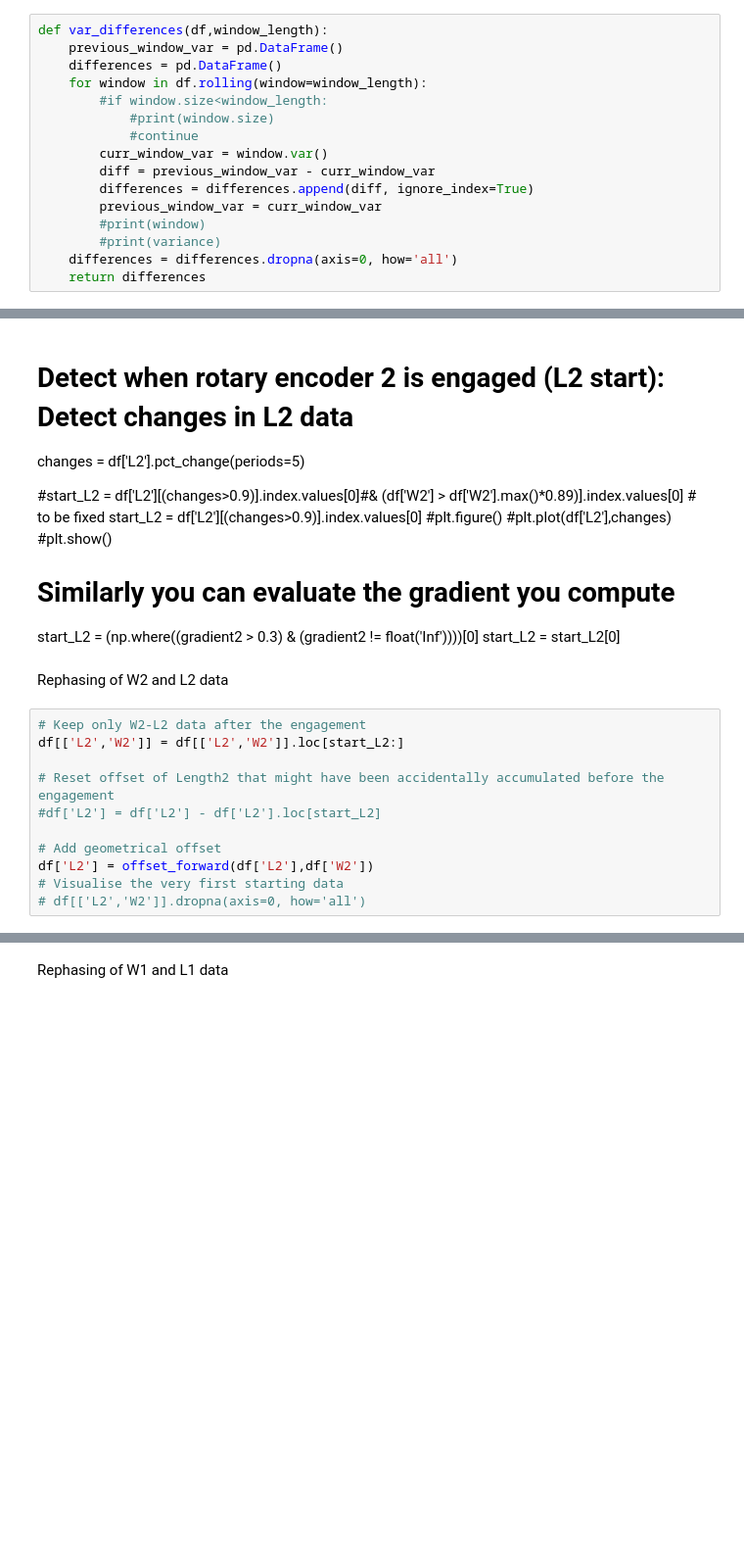
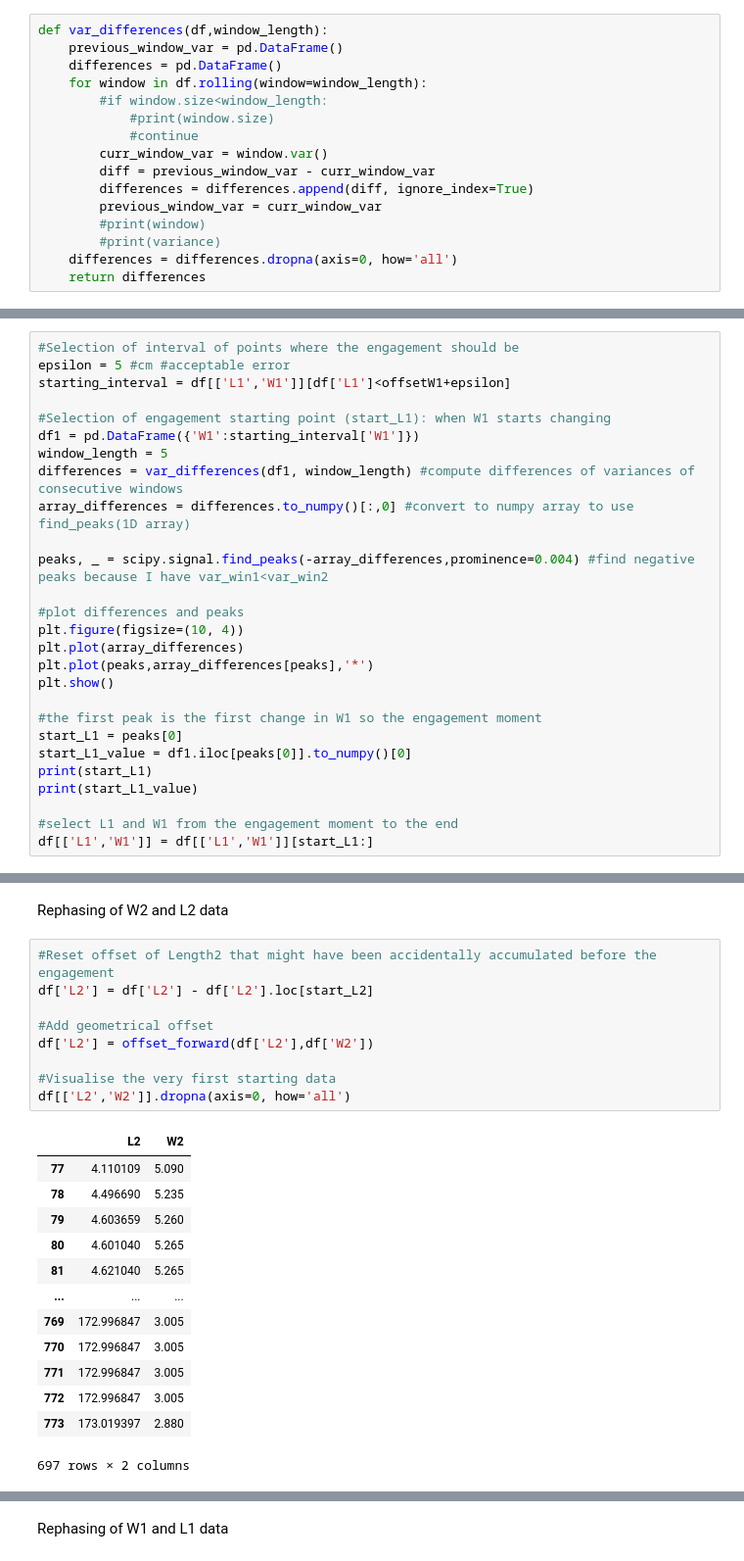
Before and after one commit to raphaFanti/skiScanner-DataLogger, a Jupyter notebook: Post processing/Reading test data and create a dxf file-insettino v2 optimised.ipynb, the cells around one changed output, grey strips where cells are left out. Shown at 98% size. Cells and saved outputs as stored; diff of their text form; blank space fills up the shorter version.

Commit message:
csv to dxf file converter updated 10.5.21

```diff
--- a/Post processing/Reading test data and create a dxf file-insettino v2 optimised.ipynb
+++ b/Post processing/Reading test data and create a dxf file-insettino v2 optimised.ipynb
@@ -140,0 +131,27 @@ def var_differences(df,window_length):
+# %%
+#Selection of interval of points where the engagement should be
+epsilon = 5 #cm #acceptable error
+starting_interval = df[['L1','W1']][df['L1']<offsetW1+epsilon]
+
+#Selection of engagement starting point (start_L1): when W1 starts changing
+df1 = pd.DataFrame({'W1':starting_interval['W1']})
+window_length = 5
+differences = var_differences(df1, window_length) #compute differences of variances of consecutive windows
+array_differences = differences.to_numpy()[:,0] #convert to numpy array to use find_peaks(1D array)
+
+peaks, _ = scipy.signal.find_peaks(-array_differences,prominence=0.004) #find negative peaks because I have var_win1<var_win2
+
+#plot differences and peaks
+plt.figure(figsize=(10, 4))
+plt.plot(array_differences)
+plt.plot(peaks,array_differences[peaks],'*')
+plt.show()
+
+#the first peak is the first change in W1 so the engagement moment
+start_L1 = peaks[0]
+start_L1_value = df1.iloc[peaks[0]].to_numpy()[0]
+print(start_L1)
+print(start_L1_value)
+
+#select L1 and W1 from the engagement moment to the end
+df[['L1','W1']] = df[['L1','W1']][start_L1:]
@@ -195,26 +197,25 @@ df[['L2','W2']] = df[['L2','W2']][start_L2:]
-# %% [markdown]
-# Detect when rotary encoder 2 is engaged (L2 start): Detect changes in L2 data
-changes = df['L2'].pct_change(periods=5)
-
-#start_L2 = df['L2'][(changes>0.9)].index.values[0]#& (df['W2'] > df['W2'].max()*0.89)].index.values[0] # to be fixed
-start_L2 = df['L2'][(changes>0.9)].index.values[0]
-#plt.figure()
-#plt.plot(df['L2'],changes)
-#plt.show()
-
-# Similarly you can evaluate the gradient you compute
-start_L2 = (np.where((gradient2 > 0.3) & (gradient2 != float('Inf'))))[0]
-start_L2 = start_L2[0]
 # %% [markdown]
 Rephasing of W2 and L2 data
 # %%
-# Keep only W2-L2 data after the engagement
-df[['L2','W2']] = df[['L2','W2']].loc[start_L2:]
+#Reset offset of Length2 that might have been accidentally accumulated before the engagement
+df['L2'] = df['L2'] - df['L2'].loc[start_L2]
 
-# Reset offset of Length2 that might have been accidentally accumulated before the engagement
-#df['L2'] = df['L2'] - df['L2'].loc[start_L2]
+#Add geometrical offset
+df['L2'] = offset_forward(df['L2'],df['W2'])
 
-# Add geometrical offset
-df['L2'] = offset_forward(df['L2'],df['W2'])
-# Visualise the very first starting data
-# df[['L2','W2']].dropna(axis=0, how='all')
+#Visualise the very first starting data
+df[['L2','W2']].dropna(axis=0, how='all')
+# %% [output]
+|  | L2 | W2 |
+| 77 | 4.110109 | 5.090 |
+| 78 | 4.496690 | 5.235 |
+| 79 | 4.603659 | 5.260 |
+| 80 | 4.601040 | 5.265 |
+| 81 | 4.621040 | 5.265 |
+| ... | ... | ... |
+| 769 | 172.996847 | 3.005 |
+| 770 | 172.996847 | 3.005 |
+| 771 | 172.996847 | 3.005 |
+| 772 | 172.996847 | 3.005 |
+| 773 | 173.019397 | 2.880 |
+697 rows × 2 columns
```
Also changed, not shown: parts of 22 cells of this notebook.
